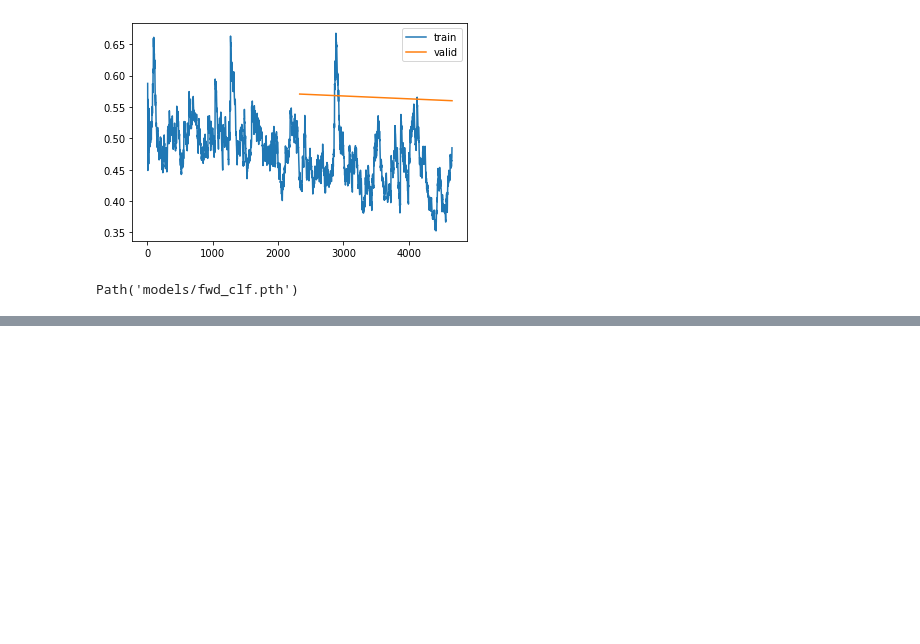
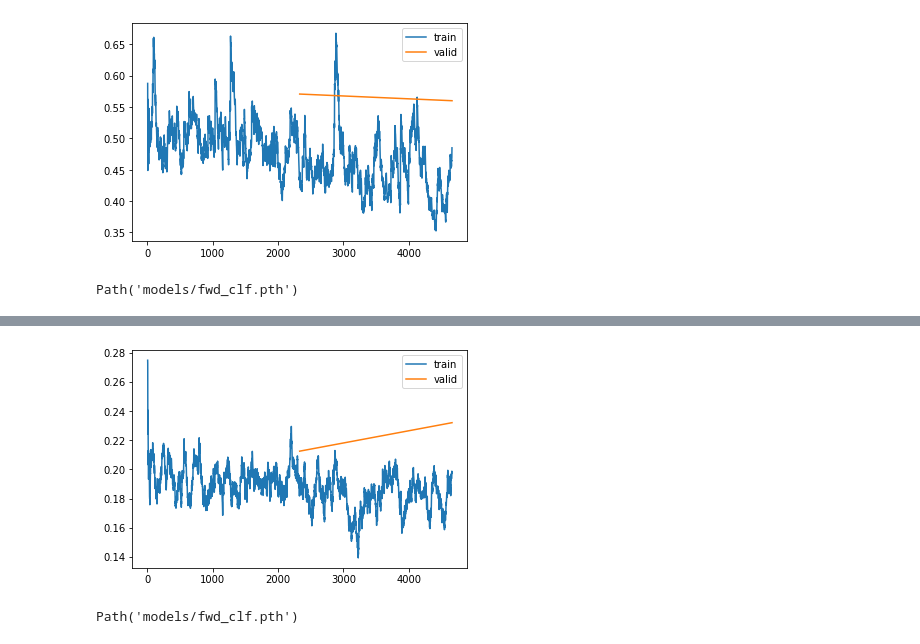
Before and after one commit to peluz/victor-visual-text, a Jupyter notebook: train_text_ulmfit.ipynb, the cells around one changed output, grey strips where cells are left out. Saved outputs shown, nothing was run; the diff lists cells and outputs as text; code cells hidden in the pictures; blank space fills up the shorter version.

```diff
--- a/train_text_ulmfit.ipynb
+++ b/train_text_ulmfit.ipynb
@@ -422,0 +478,8 @@ learn.load("fwd_clf")
+# %%
+learn.recorder.plot_loss()
+# %% [output]
+[figure, added]
+# %%
+learn.save('fwd_clf')
+# %% [output]
+Path('models/fwd_clf.pth')
```
Also changed, not shown: parts of 30 cells of this notebook, 2 other files.
